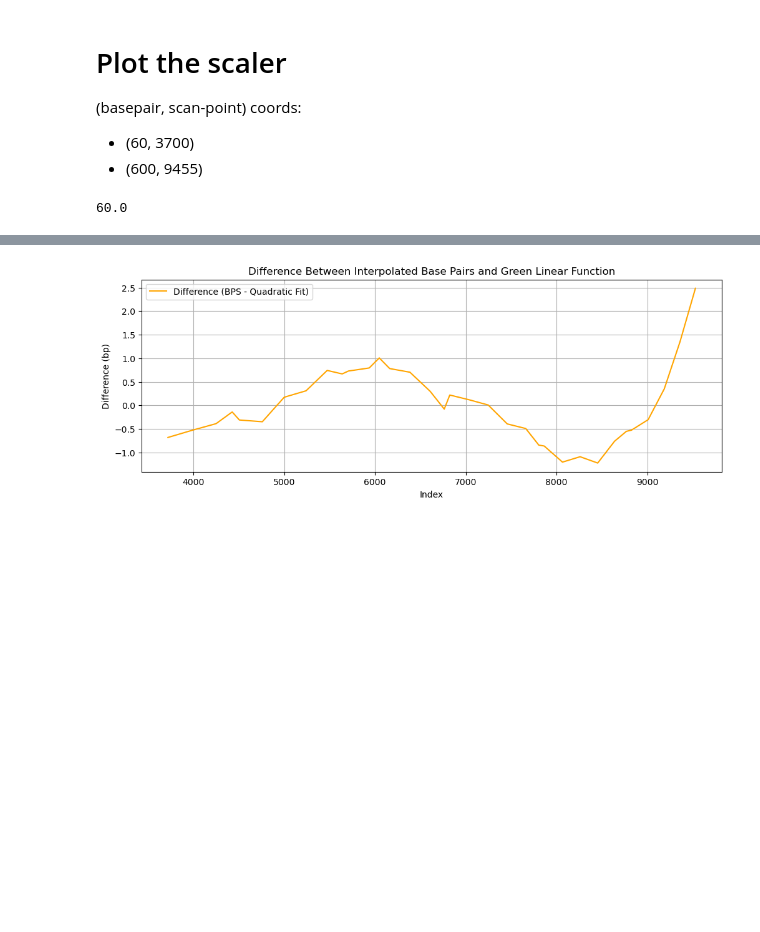
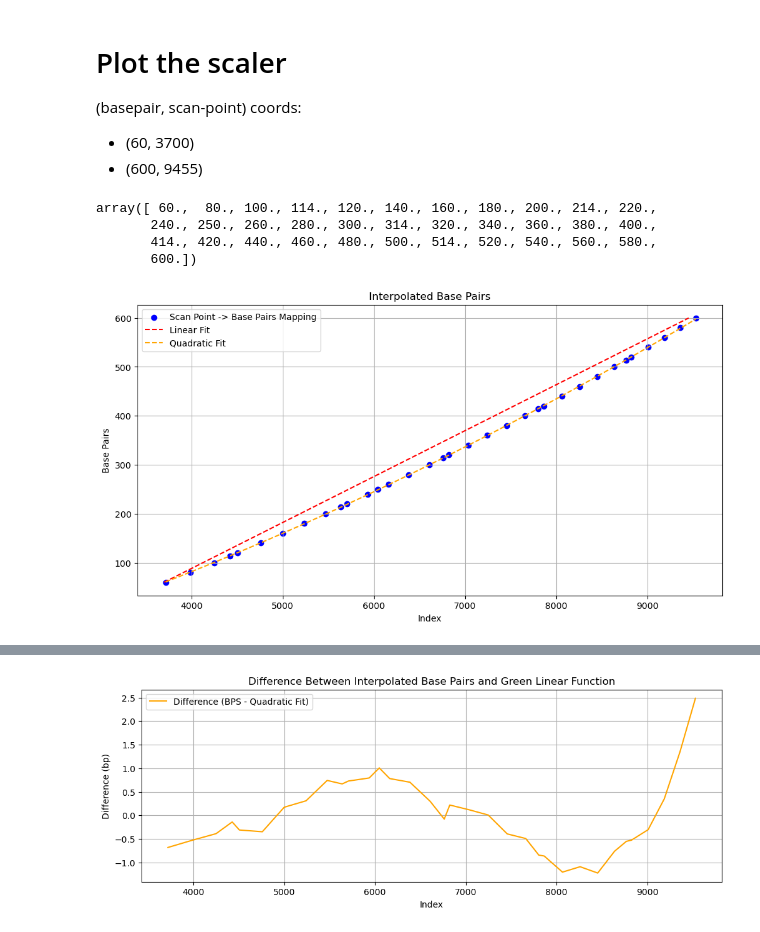
Before and after one commit to amar-mesic/DNANet, a Jupyter notebook: scan_point_standardization/ProvedIt.ipynb, the cells around one changed output, grey strips where cells are left out. Saved outputs shown, nothing was run; the diff lists cells and outputs as text; code cells hidden in the pictures; blank space fills up the shorter version.

```diff
--- a/scan_point_standardization/ProvedIt.ipynb
+++ b/scan_point_standardization/ProvedIt.ipynb
@@ -56,10 +56,43 @@ plot_profile_markers(hid_images=[image], title="EPG Profile Loci")
 (basepair, scan-point) coords:
 - (60, 3700)
 - (600, 9455)
-# %%
-image._scaler[0]
-# %% [output]
-60.0
+# %%
+# image._scaler[0]
+# plt.plot(image._scaler, color='green', label='Scaler')
+image.interpolated_base_pairs[image.size_standard_peaks_idxs]
+# %% [output]
+array([ 60.,  80., 100., 114., 120., 140., 160., 180., 200., 214., 220.,
+       240., 250., 260., 280., 300., 314., 320., 340., 360., 380., 400.,
+       414., 420., 440., 460., 480., 500., 514., 520., 540., 560., 580.,
+       600.])
+# %%
+plt.figure(figsize=(12, 6))
+
+# Scatter plot for interpolated base pairs at size standard peaks
+plt.scatter(
+    image.size_standard_peaks_idxs,
+    image.interpolated_base_pairs[image.size_standard_peaks_idxs],
+    color='blue',
+    label='Scan Point -> Base Pairs Mapping'
+)
+
+x = np.arange(3700, 9456)
+f_x = (600 - 60) / (9455 - 3700) * x - 287.2
+plt.plot(x, f_x, color='red', linestyle='--', label='Linear Fit')
+
+coeffs = np.polyfit(image.size_standard_peaks_idxs, image.bps, 2)
+fitted = np.polyval(coeffs, image.size_standard_peaks_idxs)
+plt.plot(image.size_standard_peaks_idxs, fitted, color='orange', linestyle='--', label='Quadratic Fit')
+
+plt.title("Interpolated Base Pairs")
+plt.xlabel("Index")
+plt.ylabel("Base Pairs")
+plt.grid(True)
+plt.legend()
+plt.savefig("figures/Interpolator.pdf")
+plt.show()
+# %% [output]
+[figure, added]
 # %%
 # plot the interpolated base pairs
 plt.figure(figsize=(12, 6))
```
Also changed, not shown: parts of 1 cell of this notebook, 4 other files.
